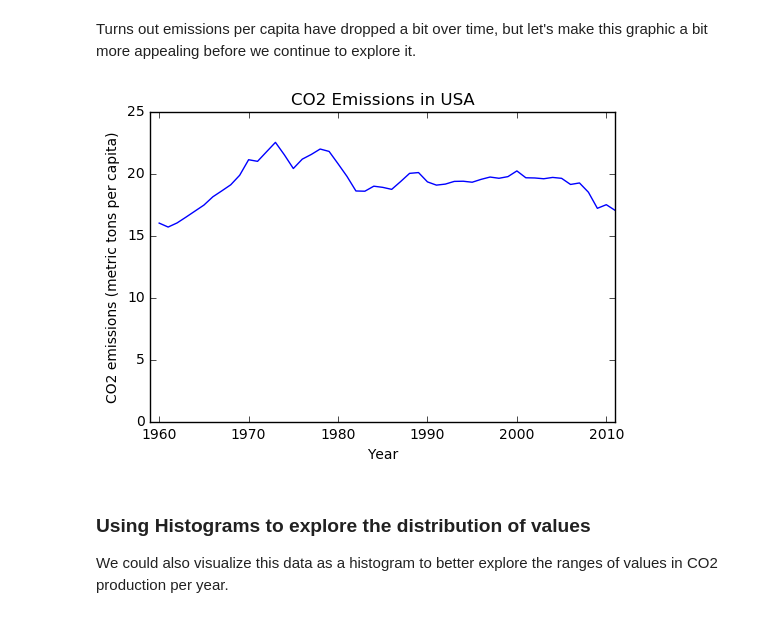
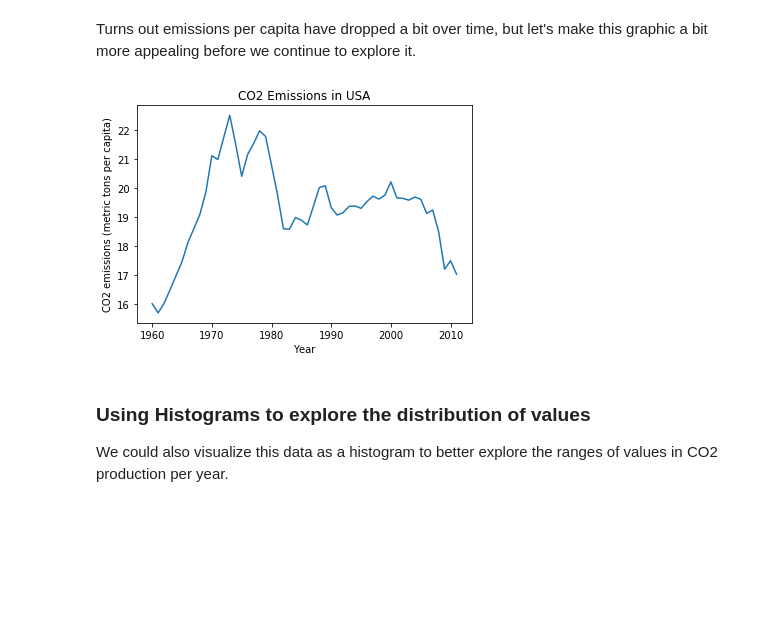
Before and after one commit to words-sdsc/edX, a Jupyter notebook: 05a_Matplotlib_Notebook.ipynb, the cells around one changed output. Cells and saved outputs as stored; diff of their text form; code cells hidden in the pictures; blank space fills up the shorter version.

```diff
--- a/05a_Matplotlib_Notebook.ipynb
+++ b/05a_Matplotlib_Notebook.ipynb
@@ -131,20 +133,20 @@ Turns out emissions per capita have dropped a bit over time, but let's make this
 # %%
 # switch to a line plot
 plt.plot(stage['Year'].values, stage['Value'].values)
 
 # Label the axes
 plt.xlabel('Year')
 plt.ylabel(stage['IndicatorName'].iloc[0])
 
 #label the figure
 plt.title('CO2 Emissions in USA')
 
 # to make more honest, start they y axis at 0
-plt.axis([1959, 2011,0,25])
+# plt.axis([1959, 2011,0,25])
 
 plt.show()
 # %% [output]
-[figure, old version]
+[figure, new version]
 # %% [markdown]
 ### Using Histograms to explore the distribution of values
 We could also visualize this data as a histogram to better explore the ranges of values in CO2 production per year.
```
Also changed, not shown: parts of 16 cells of this notebook, 4 other files.
